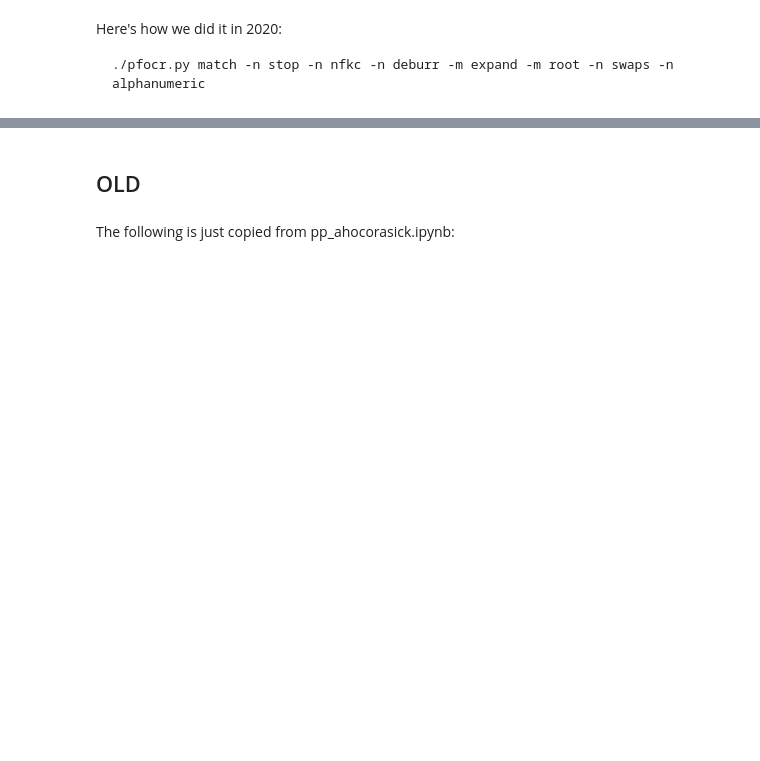
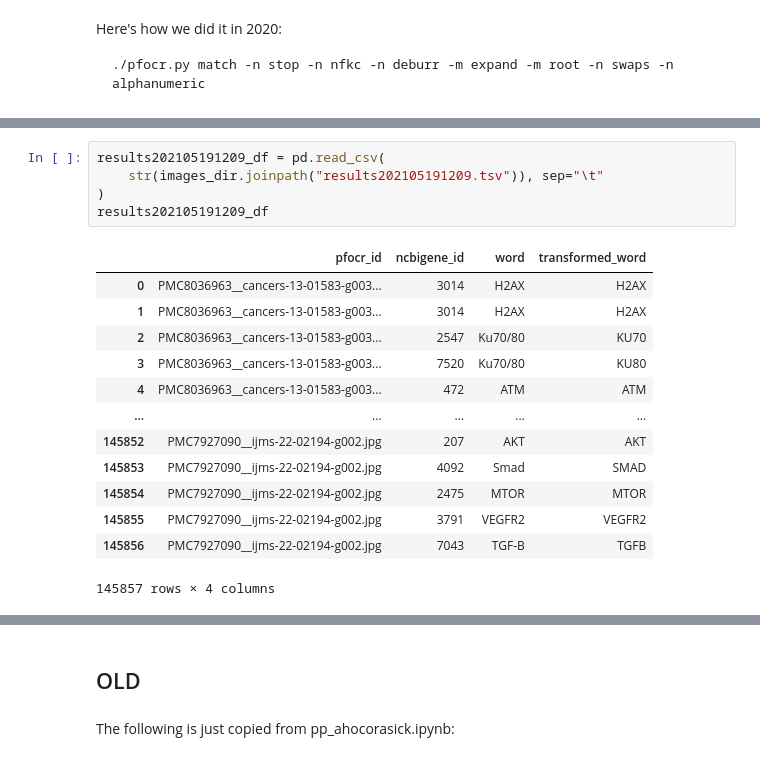
Before and after one commit to wikipathways/pathway-figure-ocr, a Jupyter notebook: notebooks/pp_classic.ipynb, the cells around one changed output, grey strips where cells are left out. Saved outputs shown, nothing was run; the diff lists cells and outputs as text; blank space fills up the shorter version.

```diff
--- a/notebooks/pp_classic.ipynb
+++ b/notebooks/pp_classic.ipynb
@@ -412,0 +813,19 @@ Here's how we did it in 2020:
+# %%
+results202105191209_df = pd.read_csv(
+    str(images_dir.joinpath("results202105191209.tsv")), sep="\t"
+)
+results202105191209_df
+# %% [output]
+|  | pfocr_id | ncbigene_id | word | transformed_word |
+| 0 | PMC8036963__cancers-13-01583-g003... | 3014 | H2AX | H2AX |
+| 1 | PMC8036963__cancers-13-01583-g003... | 3014 | H2AX | H2AX |
+| 2 | PMC8036963__cancers-13-01583-g003... | 2547 | Ku70/80 | KU70 |
+| 3 | PMC8036963__cancers-13-01583-g003... | 7520 | Ku70/80 | KU80 |
+| 4 | PMC8036963__cancers-13-01583-g003... | 472 | ATM | ATM |
+| ... | ... | ... | ... | ... |
+| 145852 | PMC7927090__ijms-22-02194-g002.jpg | 207 | AKT | AKT |
+| 145853 | PMC7927090__ijms-22-02194-g002.jpg | 4092 | Smad | SMAD |
+| 145854 | PMC7927090__ijms-22-02194-g002.jpg | 2475 | MTOR | MTOR |
+| 145855 | PMC7927090__ijms-22-02194-g002.jpg | 3791 | VEGFR2 | VEGFR2 |
+| 145856 | PMC7927090__ijms-22-02194-g002.jpg | 7043 | TGF-B | TGFB |
+145857 rows × 4 columns
```
Also changed, not shown: parts of 62 cells of this notebook, 9 other files.
